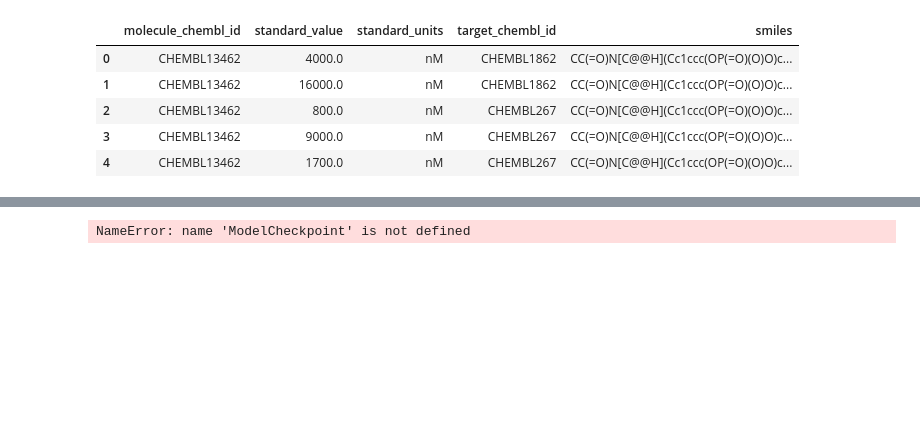
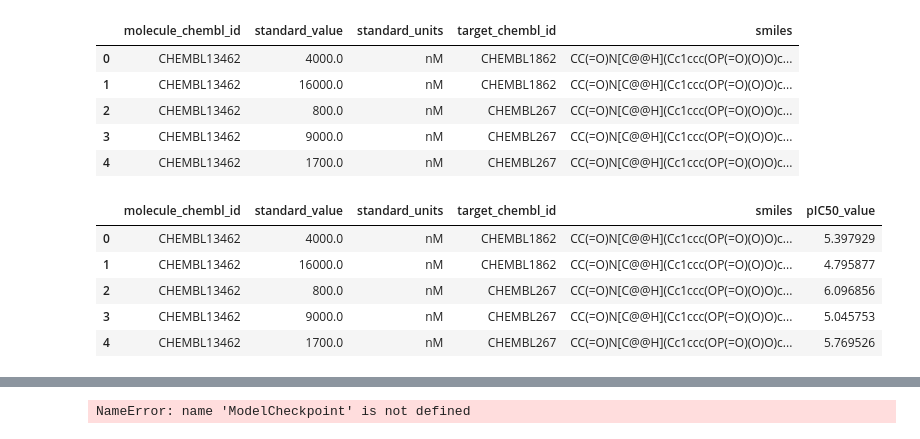
Before and after one commit to Scyale/Data-Science-Fundamentals, a Jupyter notebook: Half_semester_project.ipynb, the cells around one changed output, grey strips where cells are left out. Cells and saved outputs as stored; diff of their text form; code cells hidden in the pictures; blank space fills up the shorter version.

```diff
--- a/Half_semester_project.ipynb
+++ b/Half_semester_project.ipynb
@@ -85,5 +85,21 @@ df.head()
 | 2 | CHEMBL13462 | 800.0 | nM | CHEMBL267 | CC(=O)N[C@@H](Cc1ccc(OP(=O)(O)O)c... |
 | 3 | CHEMBL13462 | 9000.0 | nM | CHEMBL267 | CC(=O)N[C@@H](Cc1ccc(OP(=O)(O)O)c... |
 | 4 | CHEMBL13462 | 1700.0 | nM | CHEMBL267 | CC(=O)N[C@@H](Cc1ccc(OP(=O)(O)O)c... |
+# %%
+# Converting IC50 values to pIC50 values
+IC50_column = df['standard_value']
+IC50_molar_column = IC50_column * 1e-9
+pIC50_column = -np.log10(IC50_molar_column + 1e-10)
+
+# Adding column containing pIC50 values
+df['pIC50_value'] = pIC50_column
+df.head()
+# %% [output]
+|  | molecule_chembl_id | standard_value | standard_units | target_chembl_id | smiles | pIC50_value |
+| 0 | CHEMBL13462 | 4000.0 | nM | CHEMBL1862 | CC(=O)N[C@@H](Cc1ccc(OP(=O)(O)O)c... | 5.397929 |
+| 1 | CHEMBL13462 | 16000.0 | nM | CHEMBL1862 | CC(=O)N[C@@H](Cc1ccc(OP(=O)(O)O)c... | 4.795877 |
+| 2 | CHEMBL13462 | 800.0 | nM | CHEMBL267 | CC(=O)N[C@@H](Cc1ccc(OP(=O)(O)O)c... | 6.096856 |
+| 3 | CHEMBL13462 | 9000.0 | nM | CHEMBL267 | CC(=O)N[C@@H](Cc1ccc(OP(=O)(O)O)c... | 5.045753 |
+| 4 | CHEMBL13462 | 1700.0 | nM | CHEMBL267 | CC(=O)N[C@@H](Cc1ccc(OP(=O)(O)O)c... | 5.769526 |
 # %%
 # Keep necessary columns
```
Also changed, not shown: parts of 10 cells of this notebook.
